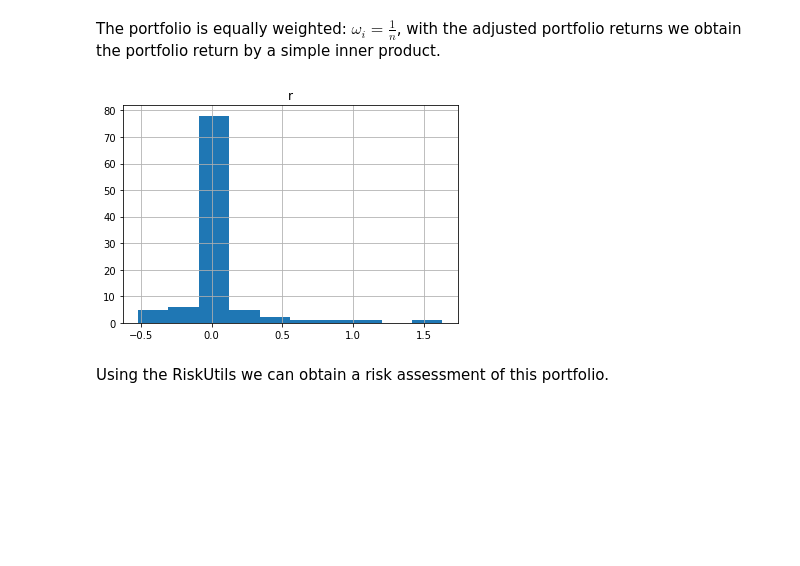
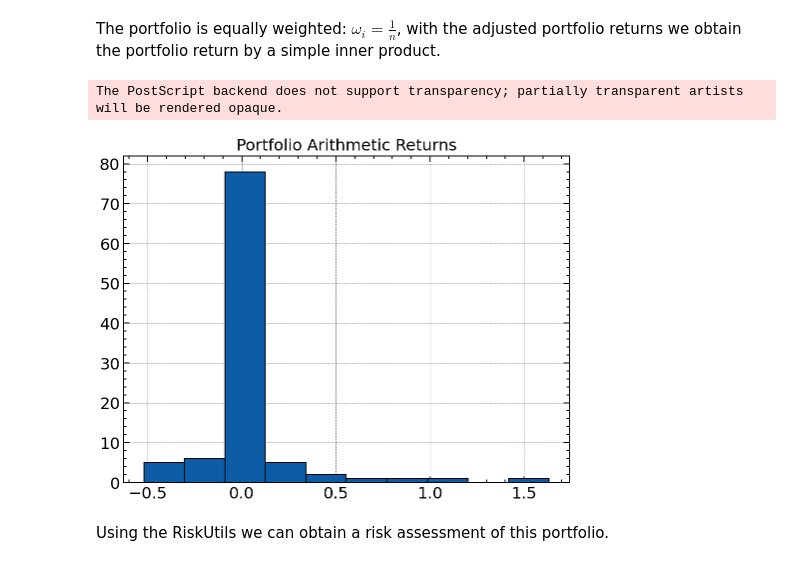
Before and after one commit to Sinbad-The-Sailor/Abacus, a Jupyter notebook: examples/return_results.ipynb, the cells around one changed output. Saved outputs shown, nothing was run; the diff lists cells and outputs as text; code cells hidden in the pictures; blank space fills up the shorter version.

Commit message:
Added portfolio return plot.

```diff
--- a/examples/return_results.ipynb
+++ b/examples/return_results.ipynb
@@ -2,6 +2,8 @@
 import numpy as np
 import pandas as pd
 from matplotlib import pyplot as plt
+%config InlineBackend.figure_format = 'retina'
+plt.style.use(['science', 'notebook', 'grid'])
 # %% [markdown]
 The returns for the European, Australian and Japanese assets must be adjusted for the currency returns in EUR, AUD, JPY.
 # %%
@@ -44,10 +46,14 @@ The portfolio is equally weighted: $\omega_i = \frac{1}{n}$, with the adjusted p
 # %%
 eq_weight  = 1/8
 port_ret = 1/8 * (ivv_ret + lqd_ret + hyg_ret + gld_ret + mse_ret + ieac_ret + vax_ret + _1321_ret)
-port_ret.hist()
+
+plt.hist(port_ret, edgecolor='black')
+plt.title('Portfolio Arithmetic Returns')
+plt.savefig('portret.eps')
 plt.show()
 # %% [output]
+The PostScript backend does not support transparency; partially transparent artists will be rendered opaque.
-[figure, old version]
+[figure, new version]
 # %% [markdown]
 Using the RiskUtils we can obtain a risk assessment of this portfolio.
 # %%
```
Also changed, not shown: 1 other file.
